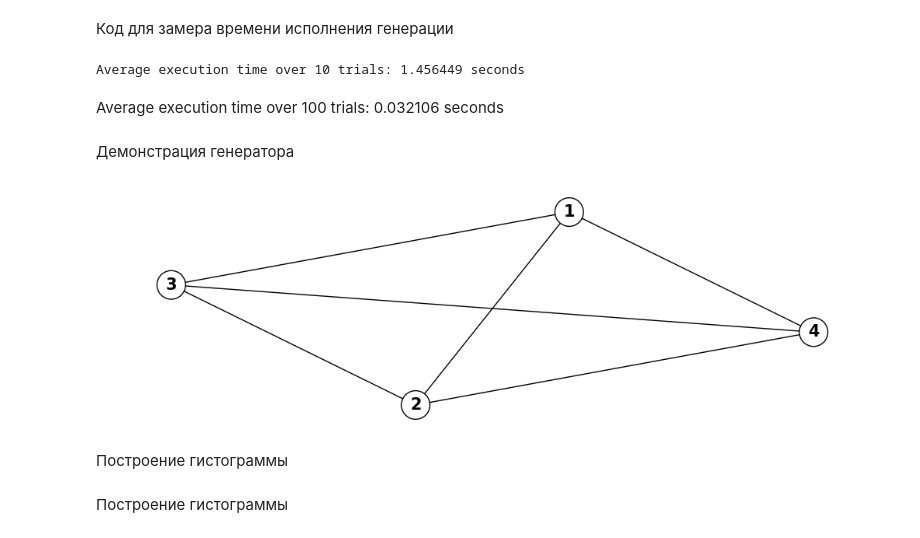
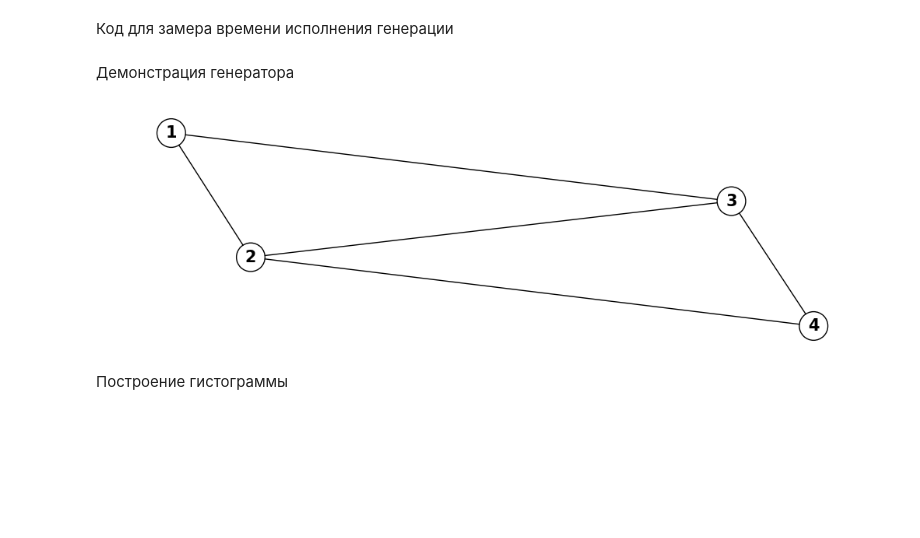
Before and after one commit to wequalwo/searchInGraph, a Jupyter notebook: analyse.ipynb, the cells around one changed output. Cells and saved outputs as stored; diff of their text form; code cells hidden in the pictures; blank space fills up the shorter version.

```diff
--- a/analyse.ipynb
+++ b/analyse.ipynb
@@ -8,55 +13,50 @@ import time
 # %% [markdown]
 Код для замера времени исполнения генерации
 # %%
-def measure_execution_time(program, num_vertices, num_trials):
+def measure_execution_time(program, num_vertices, density, num_trials):
     total_time = 0
     for _ in range(num_trials):
         start_time = time.time()
-        subprocess.run([program, str(num_vertices)], stdout=subprocess.DEVNULL, stderr=subprocess.DEVNULL)
+        subprocess.run([program, str(num_vertices), str(density)], stdout=subprocess.DEVNULL, stderr=subprocess.DEVNULL)
         end_time = time.time()
         execution_time = end_time - start_time
         total_time += execution_time
-        #print(execution_time)
+        # print(execution_time)
     average_time = total_time / num_trials
     return average_time
 
-#subprocess.run(["g++", "-std=c++17", "-O3", "-march=native", "-o", "a", "prufer_prod.cpp"], check=True)
+subprocess.run(["g++", "-std=c++17", "-O3", "-march=native", "-o", "a", "prufer_prod.cpp"], check=True)
 program_name = "a.exe"
 num_vertices = 10000
+density = 0  # Случайная плотность
 num_trials = 10
-average_execution_time = measure_execution_time(program_name, num_vertices, num_trials)
+average_execution_time = measure_execution_time(program_name, num_vertices, density, num_trials)
 print(f"Average execution time over {num_trials} trials: {average_execution_time:.6f} seconds")
-# %% [output]
-Average execution time over 10 trials: 1.456449 seconds
-# %% [markdown]
-Average execution time over 100 trials: 0.032106 seconds
 # %% [markdown]
 Демонстрация генератора
 # %%
 # Компиляция prufer.cpp с помощью g++
-#subprocess.run(["g++", "-std=c++17", "-O3", "-march=native", "-o", "a", "prufer_prod.cpp"], check=True)
+#subprocess.run(["g++", "-std=c++17", "-O3", "-march=native", "-o", "a", "prufer.cpp"], check=True)
 # Запуск a.exe и ожидание завершения
-subprocess.run(["a.exe", "4"], check=True)
+subprocess.run(["a.exe", "4", "0"], check=True)
 
 # Загружаем граф из файла в формате dot с помощью networkx и pydot
 G = nx.nx_pydot.read_dot('graph.dot')
 
 # Рисуем дерево
 plt.figure(figsize=(10, 3))
 nx.draw(G,
         with_labels=True,
         node_size=700,
         node_color="none",
         edgecolors="black",
         font_size=15,
         font_weight='bold',
         edge_color='black',
         font_color='black')
 plt.show()
 # %% [output]
-[figure, old version]
+[figure, new version]
 # %% [markdown]
 Построение гистограммы
-# %% [markdown]
-Построение гистограммы
 # %%
```
Also changed, not shown: parts of 10 cells of this notebook, 2 other files.
